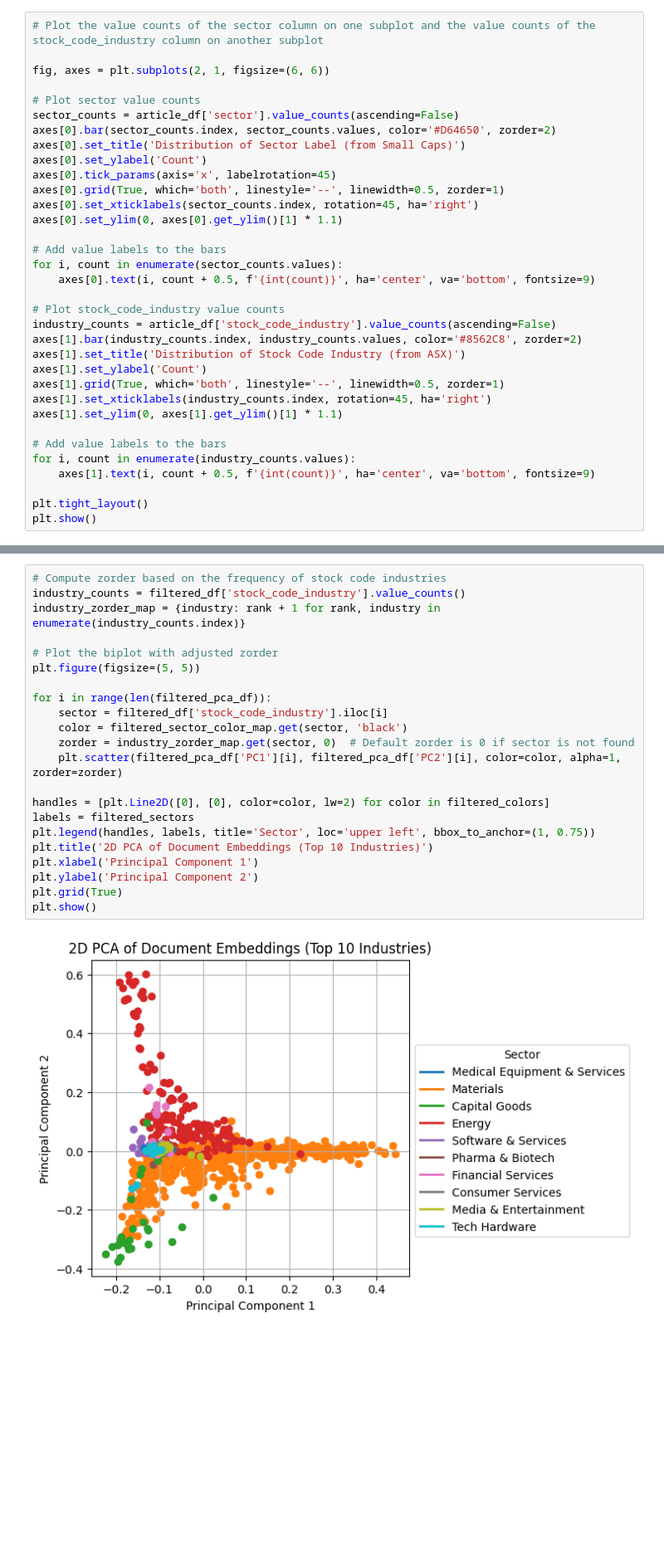
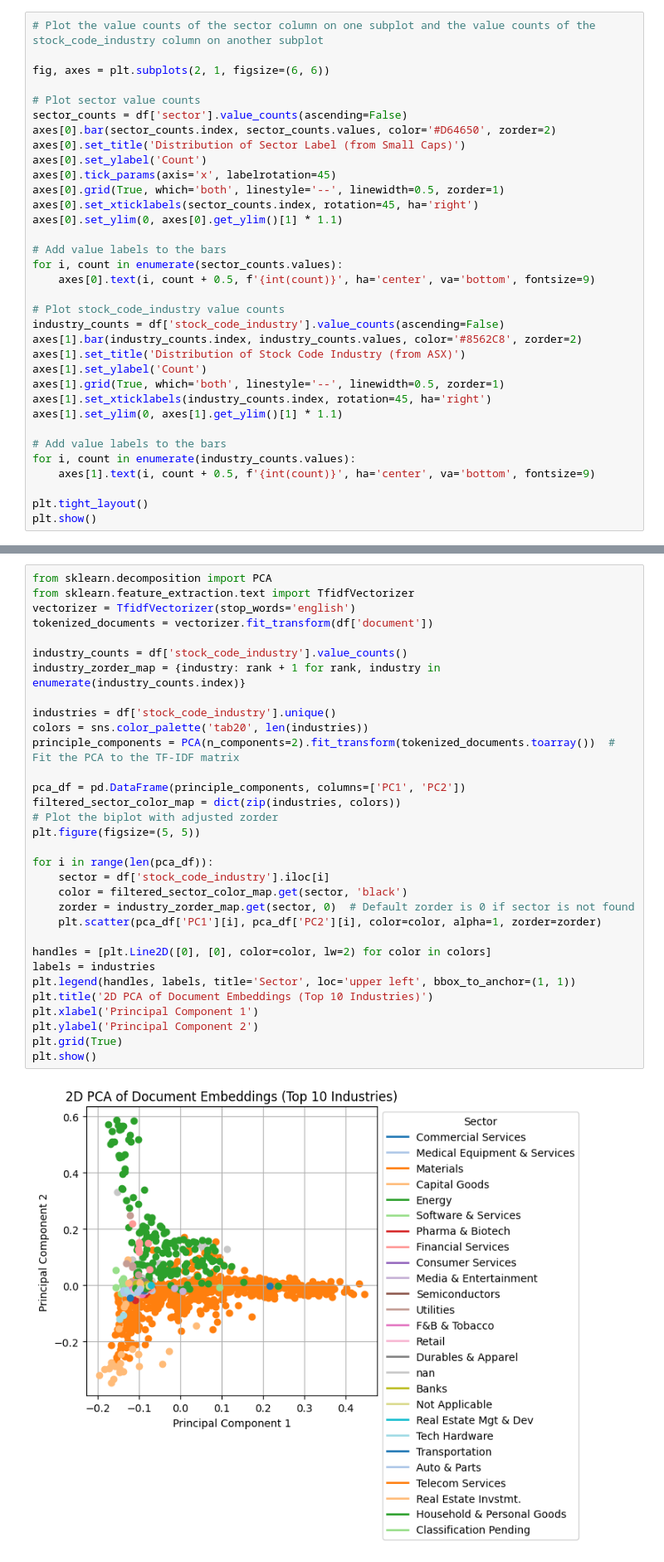
Before and after one commit to H-unter/MA3831-Assignment-2-3, a Jupyter notebook: code/scrape_article.ipynb, the cells around one changed output, grey strips where cells are left out. Shown: that part at 83% size. Drawn from its saved outputs; the diff is of its cells as text; blank space fills up the shorter version.

```diff
--- a/code/scrape_article.ipynb
+++ b/code/scrape_article.ipynb
@@ -237,7 +240,7 @@ article_df
 fig, axes = plt.subplots(2, 1, figsize=(6, 6))
 
 # Plot sector value counts
-sector_counts = article_df['sector'].value_counts(ascending=False)
+sector_counts = df['sector'].value_counts(ascending=False)
 axes[0].bar(sector_counts.index, sector_counts.values, color='#D64650', zorder=2)
 axes[0].set_title('Distribution of Sector Label (from Small Caps)')
 axes[0].set_ylabel('Count')
@@ -251,7 +254,7 @@ for i, count in enumerate(sector_counts.values):
     axes[0].text(i, count + 0.5, f'{int(count)}', ha='center', va='bottom', fontsize=9)
 
 # Plot stock_code_industry value counts
-industry_counts = article_df['stock_code_industry'].value_counts(ascending=False)
+industry_counts = df['stock_code_industry'].value_counts(ascending=False)
 axes[1].bar(industry_counts.index, industry_counts.values, color='#8562C8', zorder=2)
 axes[1].set_title('Distribution of Stock Code Industry (from ASX)')
 axes[1].set_ylabel('Count')
@@ -391,26 +357,36 @@ plt.show()
 # %% [output]
 [figure]
 # %%
-# Compute zorder based on the frequency of stock code industries
-industry_counts = filtered_df['stock_code_industry'].value_counts()
+from sklearn.decomposition import PCA
+from sklearn.feature_extraction.text import TfidfVectorizer
+vectorizer = TfidfVectorizer(stop_words='english')
+tokenized_documents = vectorizer.fit_transform(df['document'])
+
+industry_counts = df['stock_code_industry'].value_counts()
 industry_zorder_map = {industry: rank + 1 for rank, industry in enumerate(industry_counts.index)}
 
+industries = df['stock_code_industry'].unique()
+colors = sns.color_palette('tab20', len(industries))
+principle_components = PCA(n_components=2).fit_transform(tokenized_documents.toarray())  # Fit the PCA to the TF-IDF matrix
+
+pca_df = pd.DataFrame(principle_components, columns=['PC1', 'PC2'])
+filtered_sector_color_map = dict(zip(industries, colors))
 # Plot the biplot with adjusted zorder
 plt.figure(figsize=(5, 5))
 
-for i in range(len(filtered_pca_df)):
-    sector = filtered_df['stock_code_industry'].iloc[i]
+for i in range(len(pca_df)):
+    sector = df['stock_code_industry'].iloc[i]
     color = filtered_sector_color_map.get(sector, 'black')
     zorder = industry_zorder_map.get(sector, 0)  # Default zorder is 0 if sector is not found
-    plt.scatter(filtered_pca_df['PC1'][i], filtered_pca_df['PC2'][i], color=color, alpha=1, zorder=zorder)
+    plt.scatter(pca_df['PC1'][i], pca_df['PC2'][i], color=color, alpha=1, zorder=zorder)
 
-handles = [plt.Line2D([0], [0], color=color, lw=2) for color in filtered_colors]
-labels = filtered_sectors
-plt.legend(handles, labels, title='Sector', loc='upper left', bbox_to_anchor=(1, 0.75))
+handles = [plt.Line2D([0], [0], color=color, lw=2) for color in colors]
+labels = industries
+plt.legend(handles, labels, title='Sector', loc='upper left', bbox_to_anchor=(1, 1))
 plt.title('2D PCA of Document Embeddings (Top 10 Industries)')
 plt.xlabel('Principal Component 1')
 plt.ylabel('Principal Component 2')
 plt.grid(True)
 plt.show()
 # %% [output]
-[figure, old version]
+[figure, new version]
```
Also changed, not shown: parts of 7 cells of this notebook, 6 other files.
